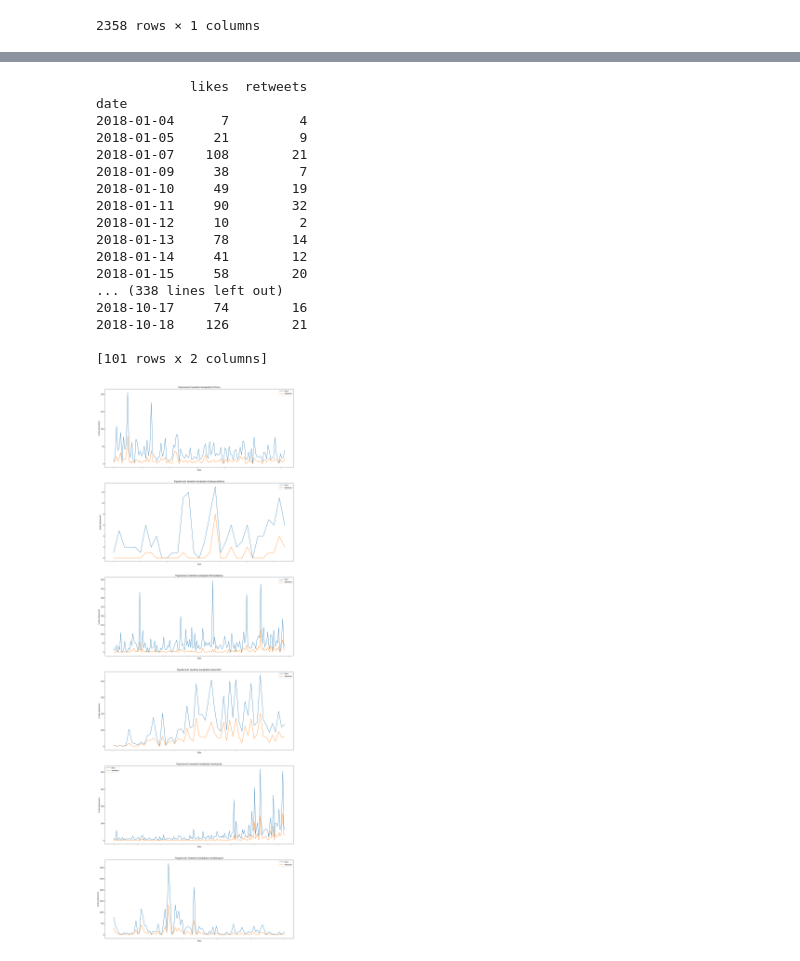
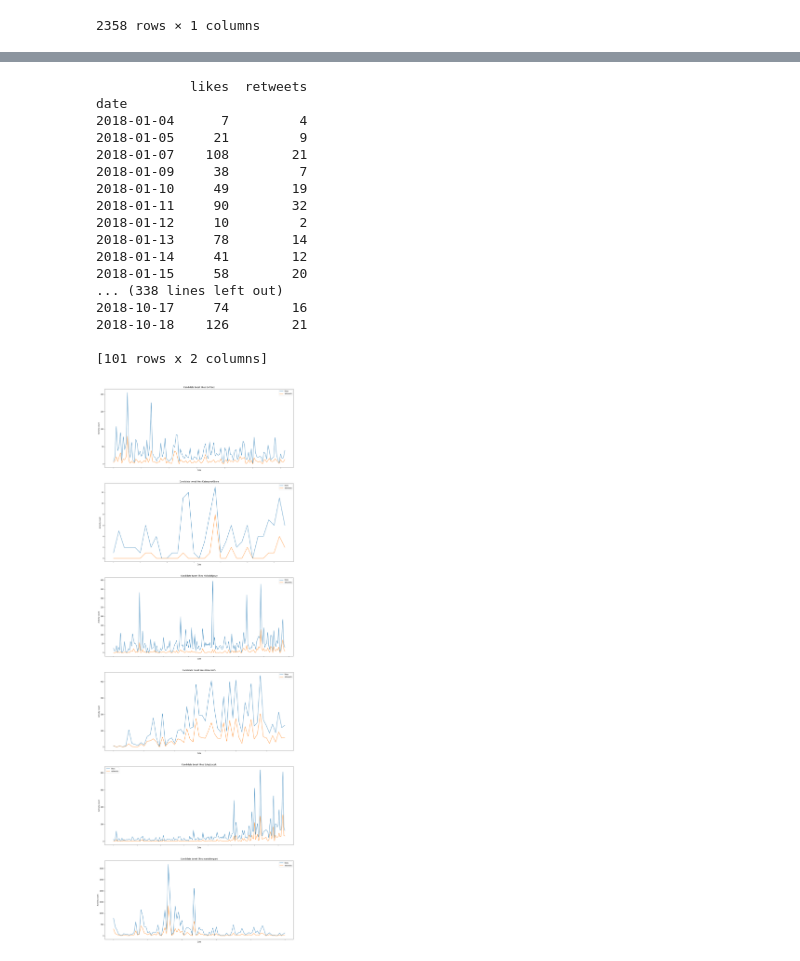
Before and after one commit to Haydart/SocialMediaAnalysis, a Jupyter notebook: local_elections/candidate_activity.ipynb, the cells around one changed output, grey strips where cells are left out. Saved outputs shown, nothing was run; the diff lists cells and outputs as text; code cells hidden in the pictures.

```diff
--- a/local_elections/candidate_activity.ipynb
+++ b/local_elections/candidate_activity.ipynb
@@ -52,9 +52,9 @@ for i in range(candidates_count):
     candidate_tweets = candidate_data.groupby('date').count()
     plot_data = candidate_data[['date','username']].set_index('date').groupby('date').count()
     plot_data.name = candidates_usernames[i]
-    ax = plot_data.plot(title="Tweety " + plot_data.name, ax=axes[i], rot=90, fontsize=8, legend=False, use_index=True)
+    ax = plot_data.plot(title="Tweets from " + plot_data.name, ax=axes[i], rot=90, fontsize=8, legend=False, use_index=True)
     summary_plot_data.append(plot_data)
-    ax.set(xlabel="Data", ylabel="Liczba tweetów")
+    ax.set(xlabel="Date", ylabel="Tweets count")
 
     candidate_tweets.reset_index(inplace=True)
 # %% [output]
@@ -64,31 +64,31 @@ for i in range(candidates_count):
 # %%
 fig, axes = plt.subplots(nrows=candidates_count, ncols=1, figsize=(20, 60))
 
 for i in range(candidates_count):
     candidate_data = candidates_data[candidates_data['username'].str.contains(candidates_usernames[i])]
 
     tweets_popularity = candidate_data.pivot_table(index='date', values=['retweets', 'likes'], aggfunc=np.sum)
     print(tweets_popularity)
     tweets_popularity.reset_index(inplace=True)
 
-    ax = tweets_popularity[['date','likes','retweets']].set_index('date').plot(title='Popularność tweetów kandydata '+candidates_usernames[i], ax=axes[i])
-    ax.set(xlabel="Data", ylabel="Liczba aktywności")
+    ax = tweets_popularity[['date','likes','retweets']].set_index('date').plot(title='Candidate tweet likes ' + candidates_usernames[i], ax=axes[i])
+    ax.set(xlabel="Date", ylabel="Activity count")
 # %% [output]
             likes  retweets
 date
 2018-01-04      7         4
 2018-01-05     21         9
 2018-01-07    108        21
 2018-01-09     38         7
 2018-01-10     49        19
 2018-01-11     90        32
 2018-01-12     10         2
 2018-01-13     78        14
 2018-01-14     41        12
 2018-01-15     58        20
 ... (338 lines left out)
 2018-10-17     74        16
 2018-10-18    126        21
 
 [101 rows x 2 columns]
-[figure, old version]
+[figure, new version]
```
Also changed, not shown: parts of 1 cell of this notebook.
